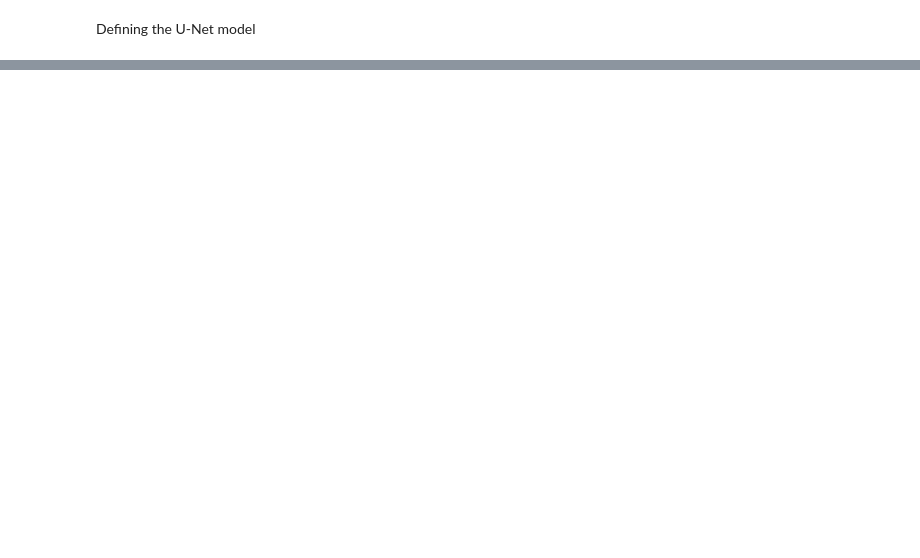
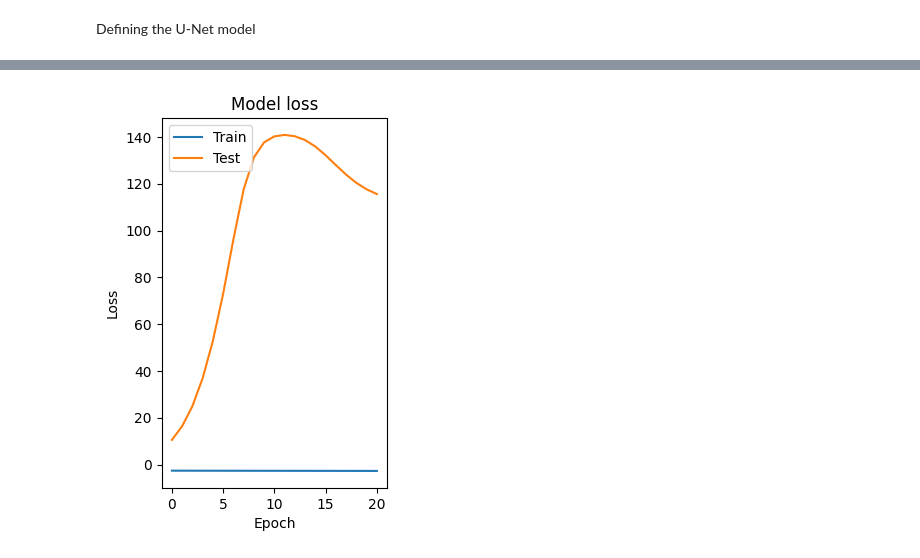
Before and after one commit to VukIG/Segmetacija-Koronarnih-Arterija, a Jupyter notebook: vessel_branch_classification.ipynb, the cells around one changed output, grey strips where cells are left out. Drawn from its saved outputs; the diff is of its cells as text; code cells hidden in the pictures; blank space fills up the shorter version.

```diff
--- a/vessel_branch_classification.ipynb
+++ b/vessel_branch_classification.ipynb
@@ -184,7 +164,7 @@ Representations of the original image and the segmented one
 import matplotlib.pyplot as plt
 import matplotlib.image as mpimg
 
-original_image_path = r"C:\Users\Royal_Tech\Documents\BIOIRC\arcade\syntax\test\images\1.png"
+original_image_path = r"/content/drive/MyDrive/syntax/syntax/test/images/1.png"
 image = mpimg.imread(original_image_path)
 
 plt.imshow(image)
@@ -406,8 +468,0 @@ model.save("vessel_branch_segmentation.keras")
-# %%
-model.fit(
-    train_dataset,
-    validation_data=(validate_dataset),
-    epochs=11,
-    batch_size=32,
-    shuffle=False
-)
@@ -415,0 +469,24 @@ Epoch 1/11
+# %%
+AUTOTUNE = tf.data.AUTOTUNE
+
+train_dataset = train_dataset.cache().prefetch(buffer_size=AUTOTUNE)
+validate_dataset = validate_dataset.cache().prefetch(buffer_size=AUTOTUNE)
+# %%
+
+early_stopping = tf.keras.callbacks.EarlyStopping(
+    monitor="val_loss",
+    min_delta=0.0001,
+    patience=15,
+    verbose=0,
+    mode="auto",
+    baseline=None,
+    restore_best_weights=True,
+    start_from_epoch=5,
+)
+
+history = model.fit(
+    train_dataset,
+    validation_data=validate_dataset,  # no need for extra parentheses
+    epochs=100,
+    callbacks=[early_stopping],
+)
@@ -415,0 +511,13 @@ Epoch 1/11
+# %%
+import matplotlib.pyplot as plt
+
+plt.subplot(1, 2, 2)
+plt.plot(history.history['loss'])
+plt.plot(history.history['val_loss'])
+plt.title('Model loss')
+plt.ylabel('Loss')
+plt.xlabel('Epoch')
+plt.legend(['Train', 'Test'], loc='upper left')
+plt.show()
+# %% [output]
+[figure, added]
```
Also changed, not shown: parts of 25 cells of this notebook.
